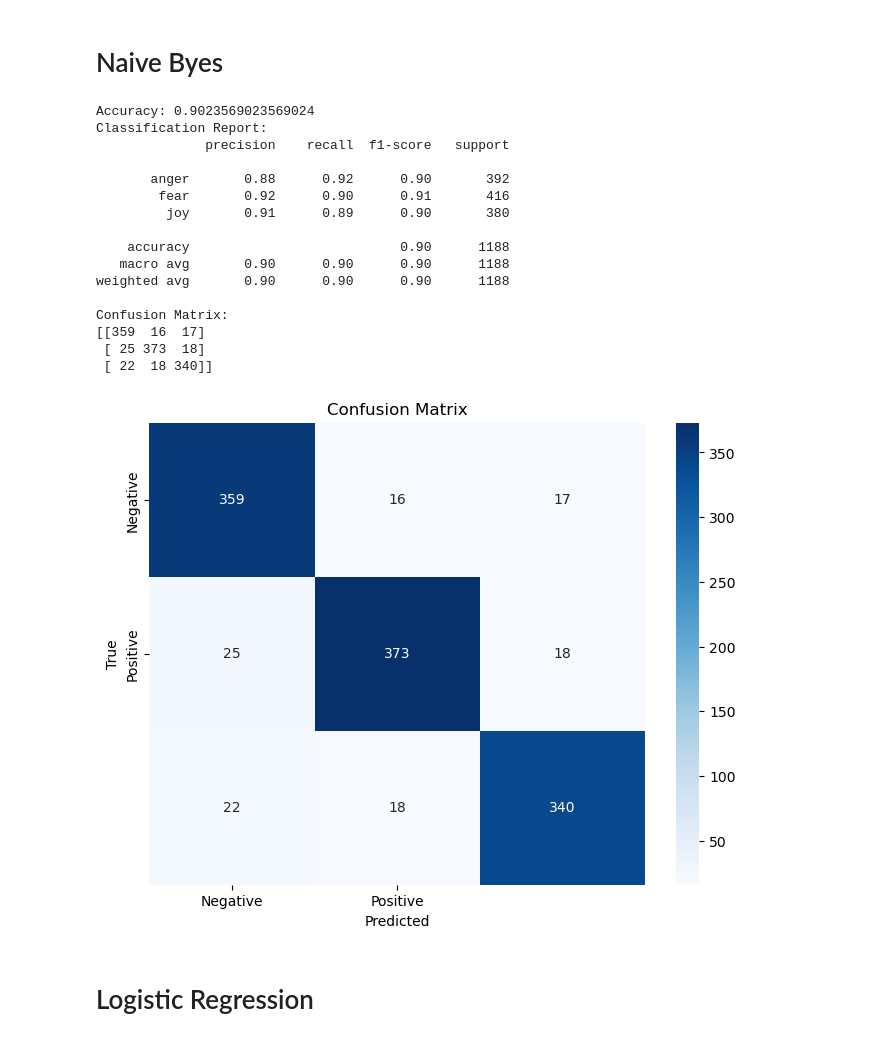
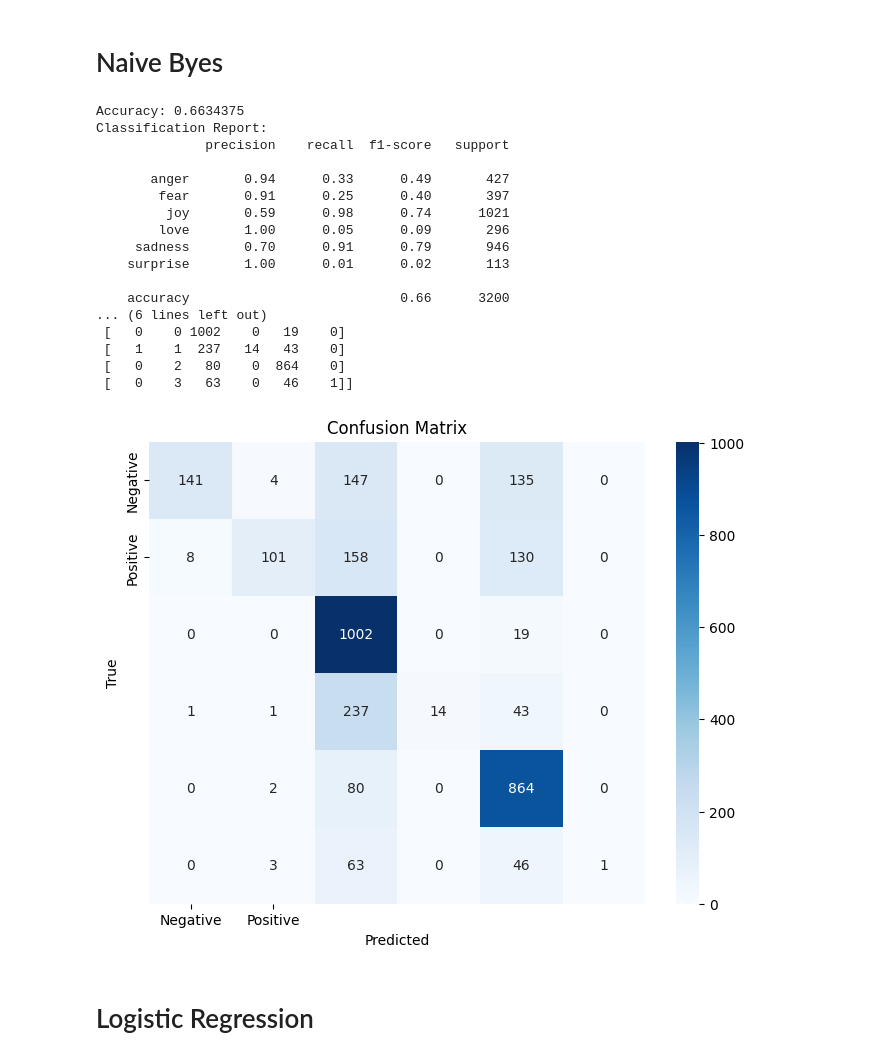
Before and after one commit to DipakAgarwal0703/Sentimental-Analysis, a Jupyter notebook: TRIAL.ipynb, the cells around one changed output. Drawn from its saved outputs; the diff is of its cells as text; code cells hidden in the pictures.

```diff
--- a/TRIAL.ipynb
+++ b/TRIAL.ipynb
@@ -233,7 +254,7 @@ from sklearn.naive_bayes import MultinomialNB
 from sklearn.metrics import classification_report, accuracy_score, confusion_matrix
 
 # Load your dataset
-df = pd.read_csv('cleaned.csv')  # Assuming your dataset is in a CSV file
+df = pd.read_csv('cleaned_train.csv')  # Assuming your dataset is in a CSV file
 
 # Split the dataset into training and testing sets
 X_train, X_test, y_train, y_test = train_test_split(df['Comment'], df['Emotion'], test_size=0.2, random_state=42)
@@ -249,46 +270,47 @@ naive_bayes_classifier.fit(X_train_vectorized, y_train)
 
 # Make predictions on the test set
 y_pred = naive_bayes_classifier.predict(X_test_vectorized)
 
 
 # Evaluate the model
 accuracy = accuracy_score(y_test, y_pred)
 classification_report_output = classification_report(y_test, y_pred)
 confusion_mat = confusion_matrix(y_test, y_pred)
 
 print(f"Accuracy: {accuracy}")
 print("Classification Report:")
 print(classification_report_output)
 print("Confusion Matrix:")
 print(confusion_mat)
 
 # for heatmap
 import matplotlib.pyplot as plt
 import seaborn as sns
 plt.figure(figsize=(8, 6))
 sns.heatmap(confusion_mat, annot=True, fmt='d', cmap='Blues', xticklabels=['Negative', 'Positive'], yticklabels=['Negative', 'Positive'])
 plt.title('Confusion Matrix')
 plt.xlabel('Predicted')
 plt.ylabel('True')
 plt.show()
 # %% [output]
-Accuracy: 0.9023569023569024
+Accuracy: 0.6634375
 Classification Report:
               precision    recall  f1-score   support
 
-       anger       0.88      0.92      0.90       392
-        fear       0.92      0.90      0.91       416
-         joy       0.91      0.89      0.90       380
+       anger       0.94      0.33      0.49       427
+        fear       0.91      0.25      0.40       397
+         joy       0.59      0.98      0.74      1021
+        love       1.00      0.05      0.09       296
+     sadness       0.70      0.91      0.79       946
+    surprise       1.00      0.01      0.02       113
 
-    accuracy                           0.90      1188
-   macro avg       0.90      0.90      0.90      1188
-weighted avg       0.90      0.90      0.90      1188
-
-Confusion Matrix:
-[[359  16  17]
- [ 25 373  18]
- [ 22  18 340]]
+    accuracy                           0.66      3200
+... (6 lines left out)
+ [   0    0 1002    0   19    0]
+ [   1    1  237   14   43    0]
+ [   0    2   80    0  864    0]
+ [   0    3   63    0   46    1]]
-[figure, old version]
+[figure, new version]
 # %% [markdown]
 # Logistic Regression
 # %%
```
Also changed, not shown: parts of 18 cells of this notebook, 12 other files.
